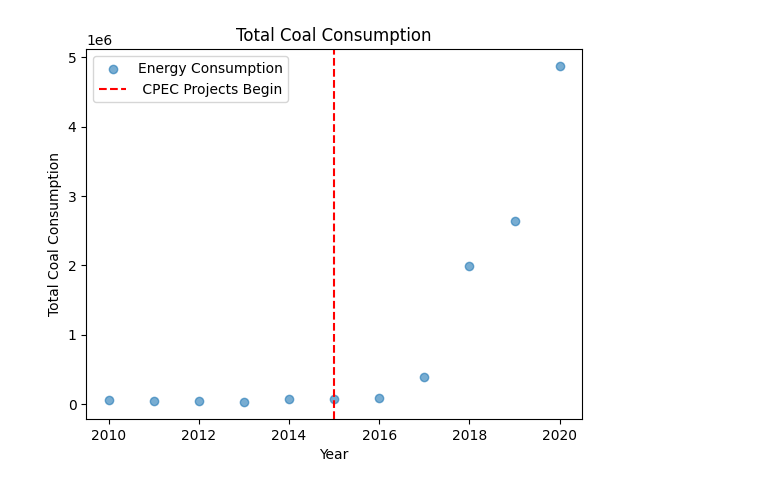
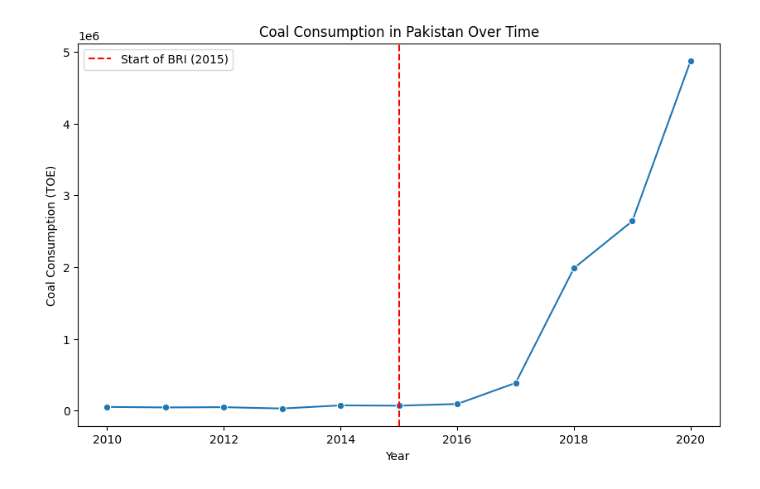
Before and after one commit to ilinashah177/Coursework-Website, a Jupyter notebook: RDD_Coal.ipynb, the cells around one changed output. Saved outputs shown, nothing was run; the diff lists cells and outputs as text; code cells hidden in the pictures.

```diff
--- a/RDD_Coal.ipynb
+++ b/RDD_Coal.ipynb
@@ -39,0 +16,17 @@ sheet1_df
+# %%
+import pandas as pd
+
+#Name of uploaded file
+file_name ='RDD_coal.xlsx'
+
+#Load the data into a pandas DataFrame
+df = pd.read_excel(file_name)
+
+#Calculate 'Time since 2015'
+df['Time since 2015'] = df['Year '] - 2015
+
+#Create 'Post-2015' indicator
+df['Post-2015'] = (df['Year '] >= 2015).astype(int)
+
+#Print the data
+print(df)
@@ -40,12 +61,17 @@ sheet1_df
 # %%
-sheet1_df['treatment'] = (sheet1_df['Year '] >= 2015).astype(int)
+df['treatment'] = (df['Year '] >= 2015).astype(int)
 # %%
-plt.scatter(sheet1_df['Year '],sheet1_df['Coal Consumption (TOE)'], alpha=0.6, label='Energy Consumption')
-plt.axvline(x=2015, color='red', linestyle='--', label=' CPEC Projects Begin')
-plt.title('Total Coal Consumption')
-plt.xlabel('Year')
-plt.ylabel('Total Coal Consumption')
+import matplotlib.pyplot as plt
+import seaborn as sns
+
+#Plot coal consumption over time
+plt.figure(figsize=(10, 6))
+sns.lineplot(x='Year ', y='Coal Consumption (TOE)', data=df, marker='o')
+plt.axvline(x=2015, color='red', linestyle='--', label='Start of BRI (2015)')
+plt.title('Coal Consumption in Pakistan Over Time')
+plt.xlabel('Year ')
+plt.ylabel('Coal Consumption (TOE)')
 plt.legend()
 plt.show()
 # %% [output]
-[figure, old version]
+[figure, new version]
```
Also changed, not shown: parts of 10 cells of this notebook.
